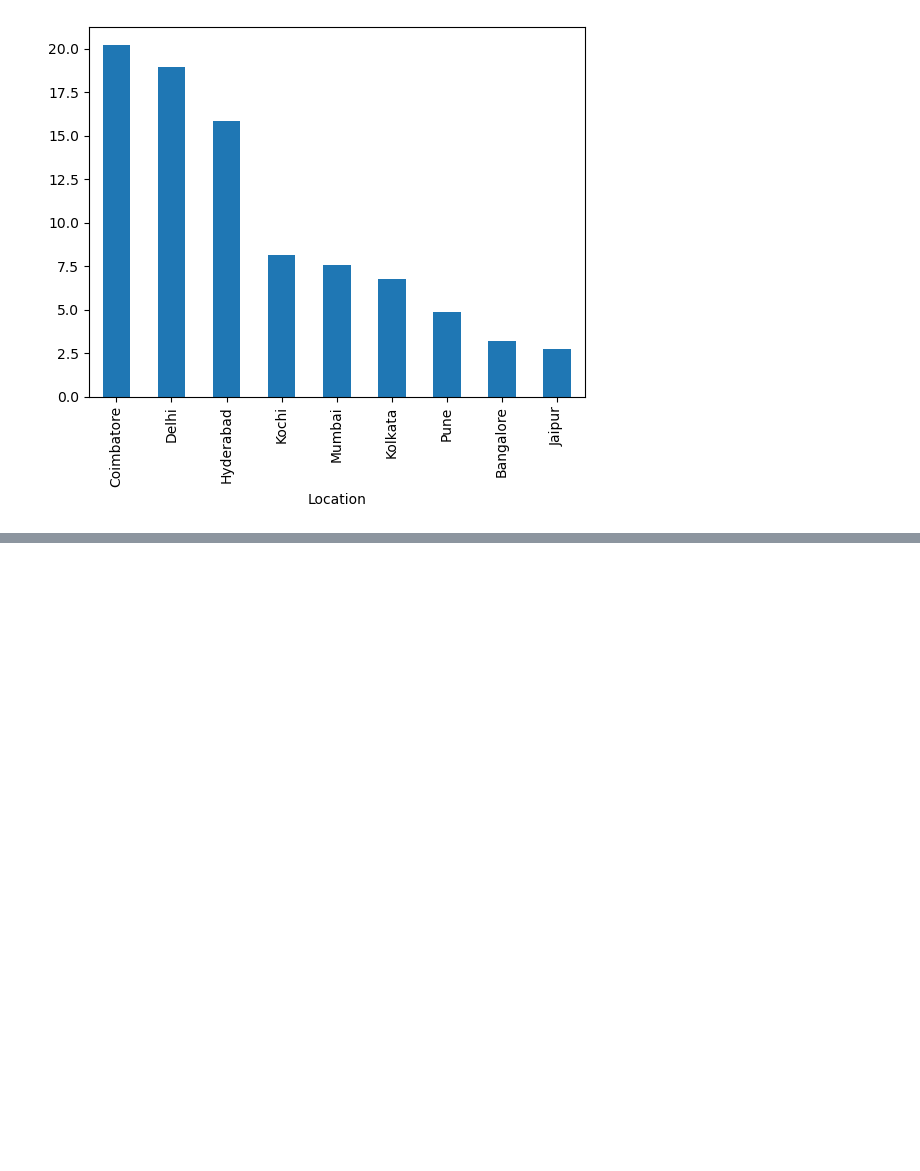
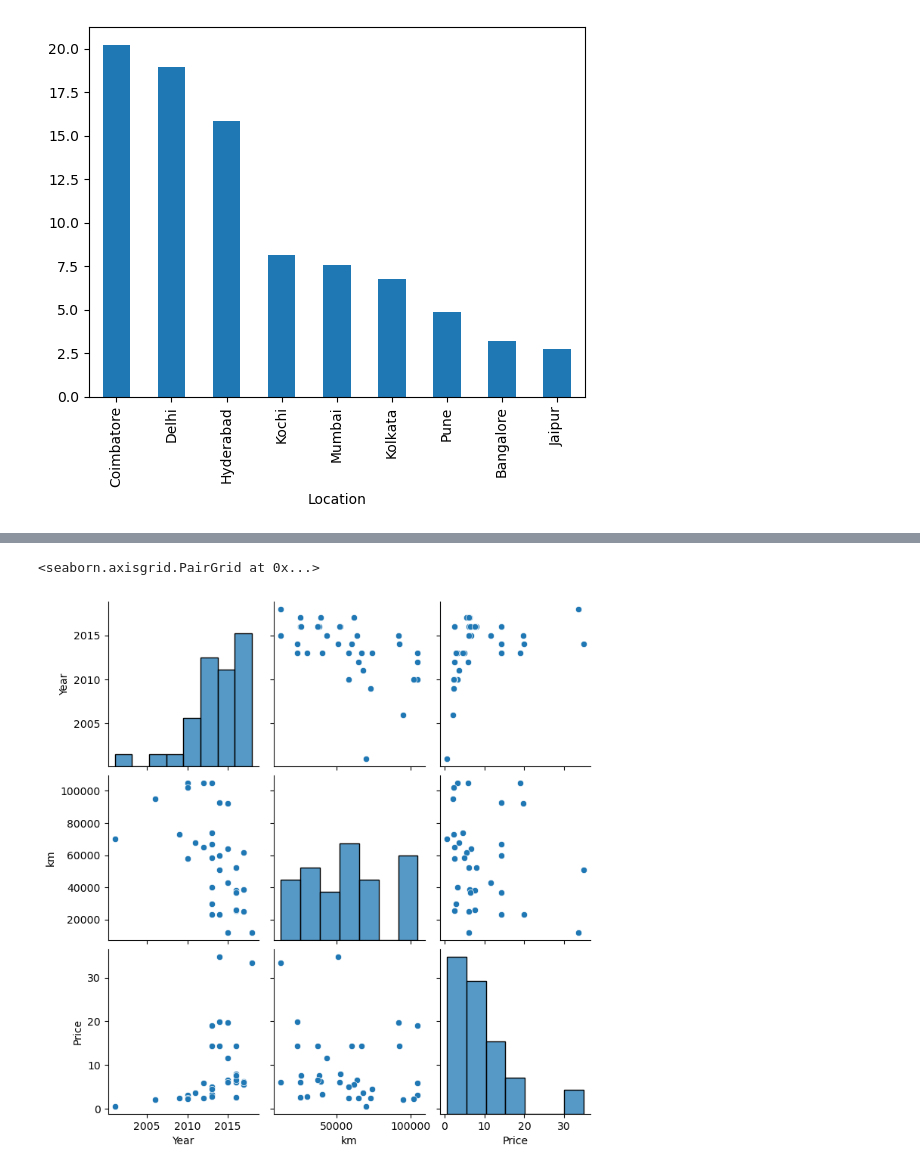
Before and after one commit to pakarthikstudent/DataEngineering__MLOps, a Jupyter notebook: DAY2/DE-2.ipynb, the cells around one changed output, grey strips where cells are left out. Cells and saved outputs as stored; diff of their text form; code cells hidden in the pictures; blank space fills up the shorter version.

```diff
--- a/DAY2/DE-2.ipynb
+++ b/DAY2/DE-2.ipynb
@@ -1222,0 +1301,5 @@ df.groupby('Location')['Price'].mean().sort_values(ascending=False).plot.bar()
+# %%
+sns.pairplot(data=df)
+# %% [output]
+<seaborn.axisgrid.PairGrid at 0x...>
+[figure, added]
```
Also changed, not shown: parts of 37 cells of this notebook.
